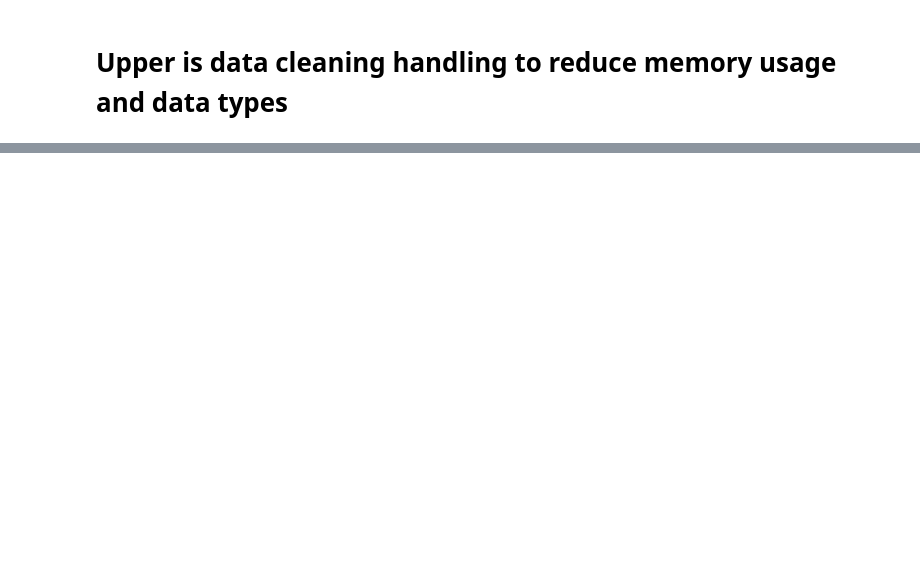
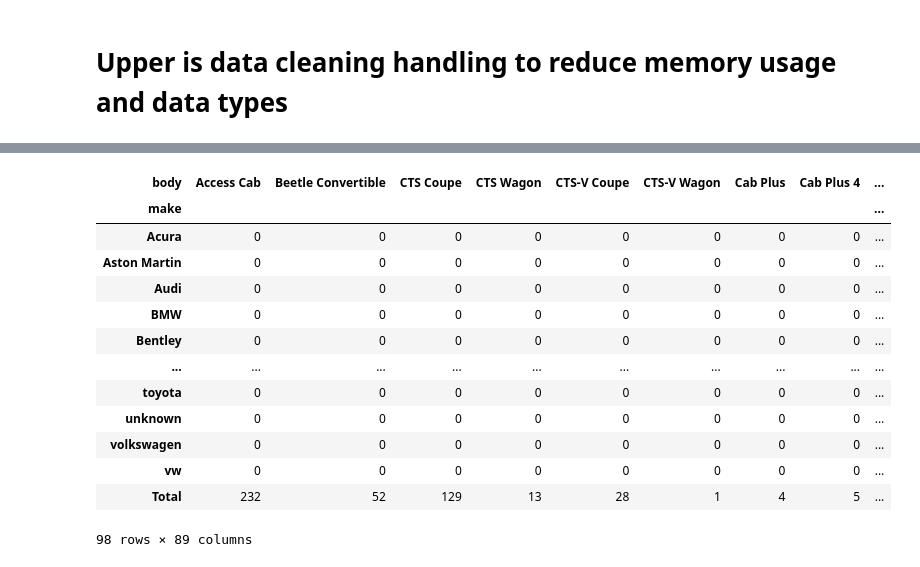
Before and after one commit to ZygimantasB/pandas_training, a Jupyter notebook: car/vehicle_sales.ipynb, the cells around one changed output, grey strips where cells are left out. Saved outputs shown, nothing was run; the diff lists cells and outputs as text; code cells hidden in the pictures; blank space fills up the shorter version.

```diff
--- a/car/vehicle_sales.ipynb
+++ b/car/vehicle_sales.ipynb
@@ -210,0 +235,18 @@ pivot_table
+# %%
+cross_tab = pd.crosstab(vehicle_sales['make'], vehicle_sales['body'], margins=True, margins_name='Total')
+cross_tab
+# %% [output]
+| body | Access Cab | Beetle Convertible | CTS Coupe | CTS Wagon | CTS-V Coupe | CTS-V Wagon | Cab Plus | Cab Plus 4 | ... |
+| make |  |  |  |  |  |  |  |  | ... |
+| Acura | 0 | 0 | 0 | 0 | 0 | 0 | 0 | 0 | ... |
+| Aston Martin | 0 | 0 | 0 | 0 | 0 | 0 | 0 | 0 | ... |
+| Audi | 0 | 0 | 0 | 0 | 0 | 0 | 0 | 0 | ... |
+| BMW | 0 | 0 | 0 | 0 | 0 | 0 | 0 | 0 | ... |
+| Bentley | 0 | 0 | 0 | 0 | 0 | 0 | 0 | 0 | ... |
+| ... | ... | ... | ... | ... | ... | ... | ... | ... | ... |
+| toyota | 0 | 0 | 0 | 0 | 0 | 0 | 0 | 0 | ... |
+| unknown | 0 | 0 | 0 | 0 | 0 | 0 | 0 | 0 | ... |
+| volkswagen | 0 | 0 | 0 | 0 | 0 | 0 | 0 | 0 | ... |
+| vw | 0 | 0 | 0 | 0 | 0 | 0 | 0 | 0 | ... |
+| Total | 232 | 52 | 129 | 13 | 28 | 1 | 4 | 5 | ... |
+98 rows × 89 columns
```
Also changed, not shown: parts of 19 cells of this notebook, 2 other files.
